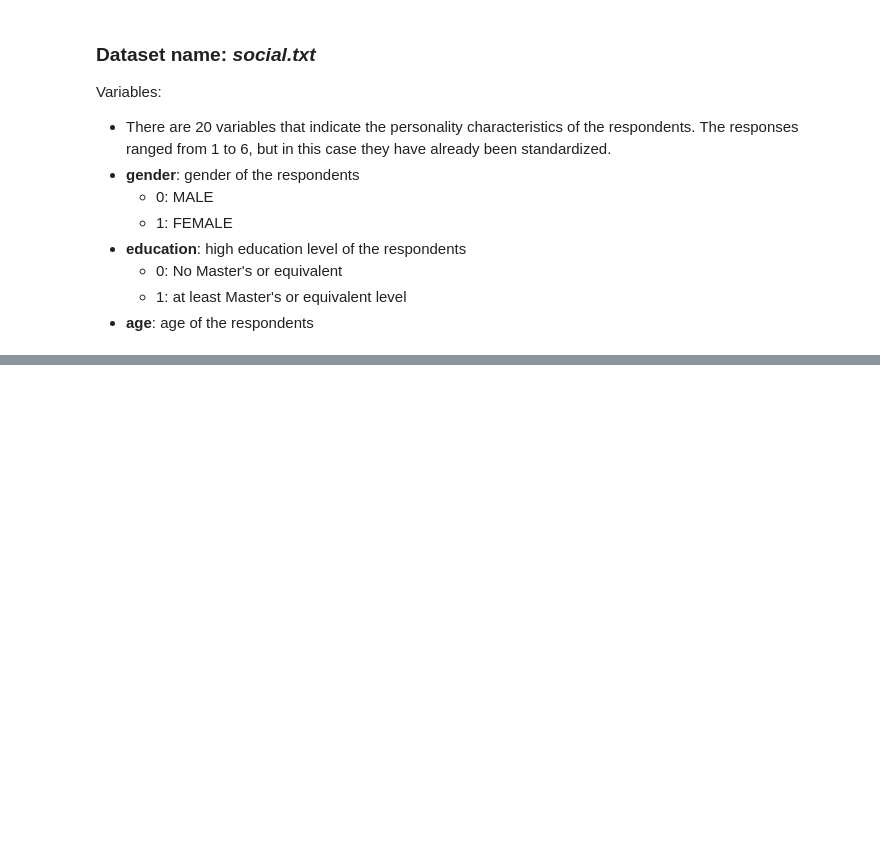
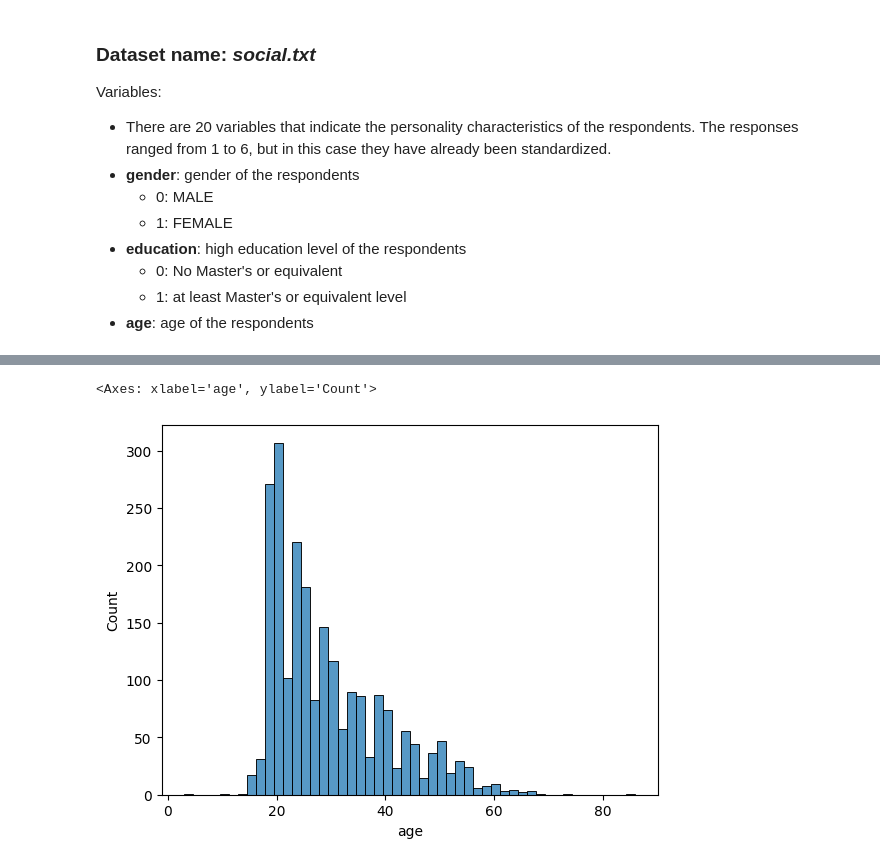
Before and after one commit to danicugni/Data-Science-Assignment---use-case-2, a Jupyter notebook: Data Science Assignment - use case 2.ipynb, the cells around one changed output, grey strips where cells are left out. Drawn from its saved outputs; the diff is of its cells as text; code cells hidden in the pictures; blank space fills up the shorter version.

```diff
--- a/Data Science Assignment - use case 2.ipynb
+++ b/Data Science Assignment - use case 2.ipynb
@@ -26,0 +40,5 @@ Variables:
+# %%
+PATH_DF = Path(r".\data\social.txt")
+df = pd.read_csv(PATH_DF, delimiter="\t")
+print("Shape of the dataframe:",df.shape)
+print("Columns of the dataframe:", df.columns.tolist())
@@ -26,0 +103,5 @@ Variables:
+# %%
+sns.histplot(df, x='age', bins=50)
+# %% [output]
+<Axes: xlabel='age', ylabel='Count'>
+[figure, added]
```
Also changed, not shown: parts of 41 cells of this notebook, 2 other files.
